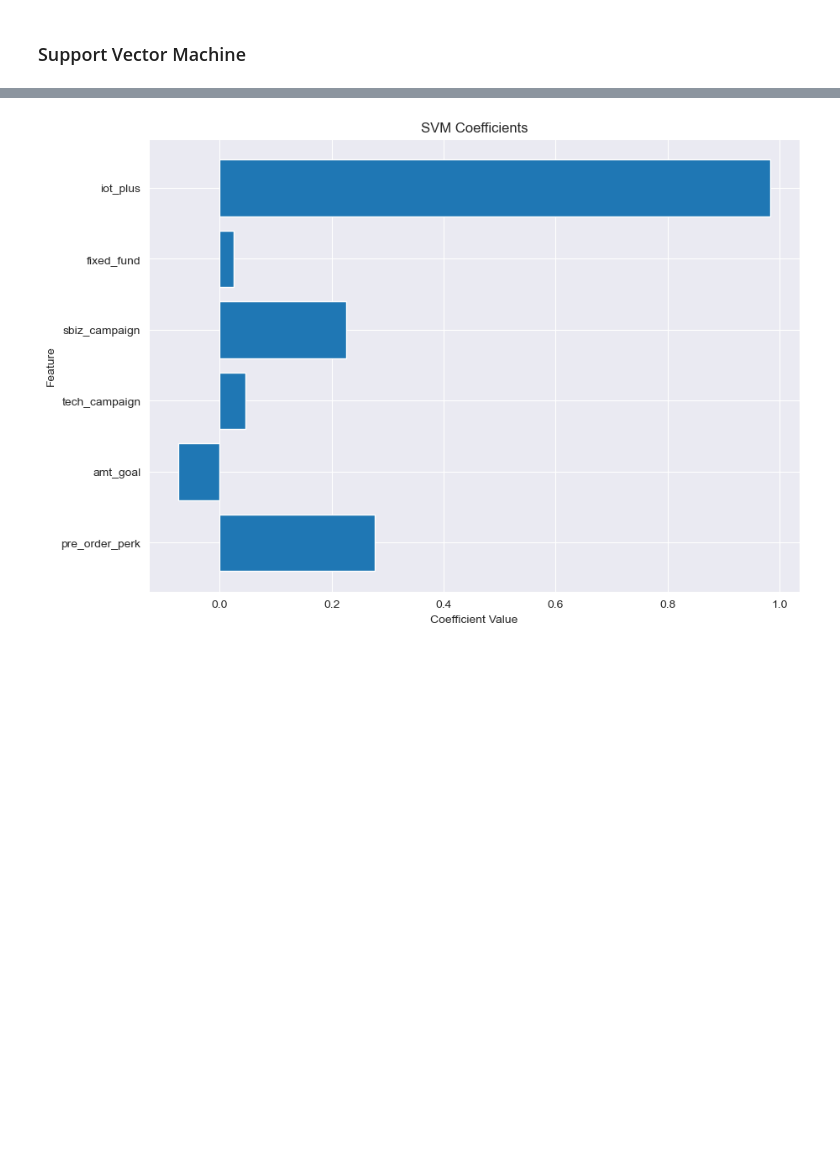
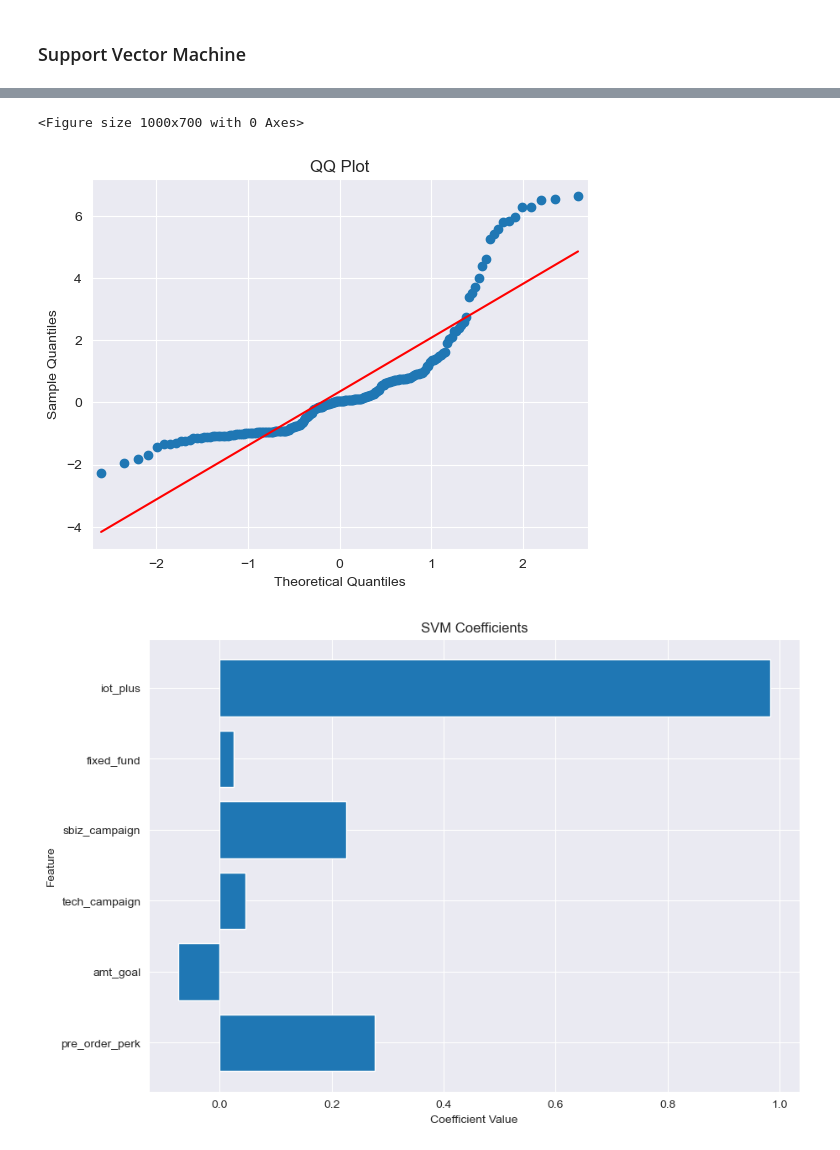
Before and after one commit to itsGarrin/crowdfunding-success-prediction, a Jupyter notebook: notebook/crowdfunding_success_prediction.ipynb, the cells around one changed output, grey strips where cells are left out. Drawn from its saved outputs; the diff is of its cells as text; code cells hidden in the pictures; blank space fills up the shorter version.

```diff
--- a/notebook/crowdfunding_success_prediction.ipynb
+++ b/notebook/crowdfunding_success_prediction.ipynb
@@ -763,3 +763,12 @@ plt.show()
+# %%
+# plot qq plot
+plt.figure(figsize=(10, 7))
+sm.qqplot(svm_residuals, line='s')
+plt.title('QQ Plot')
+plt.show()
+# %% [output]
+<Figure size 1000x700 with 0 Axes>
+[figure, added]
 # %%
 svm_coef_model = SVR(kernel='linear').fit(log_X, y)
 plt.figure(figsize=(10, 7))
```
Also changed, not shown: parts of 8 cells of this notebook.
